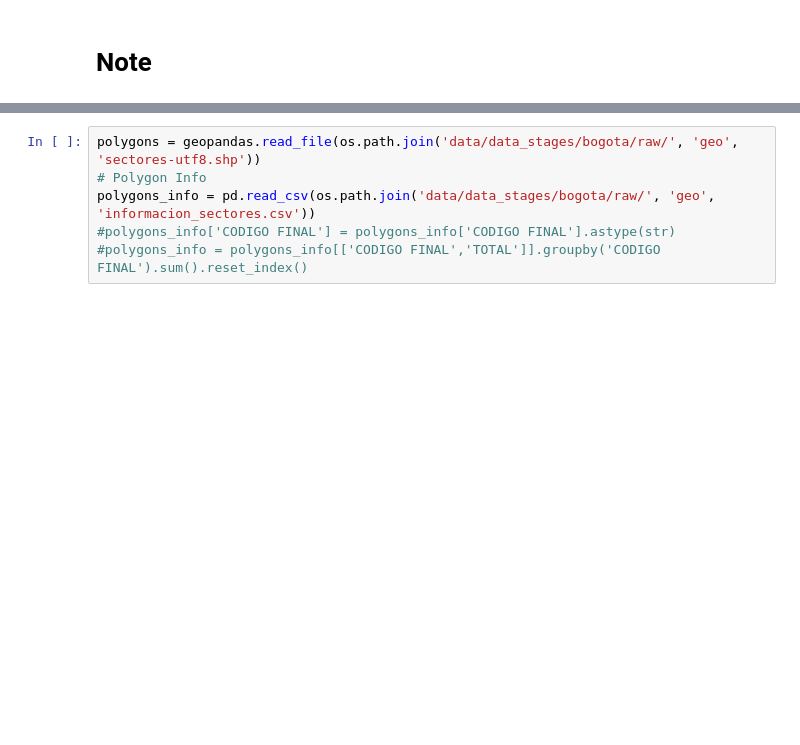
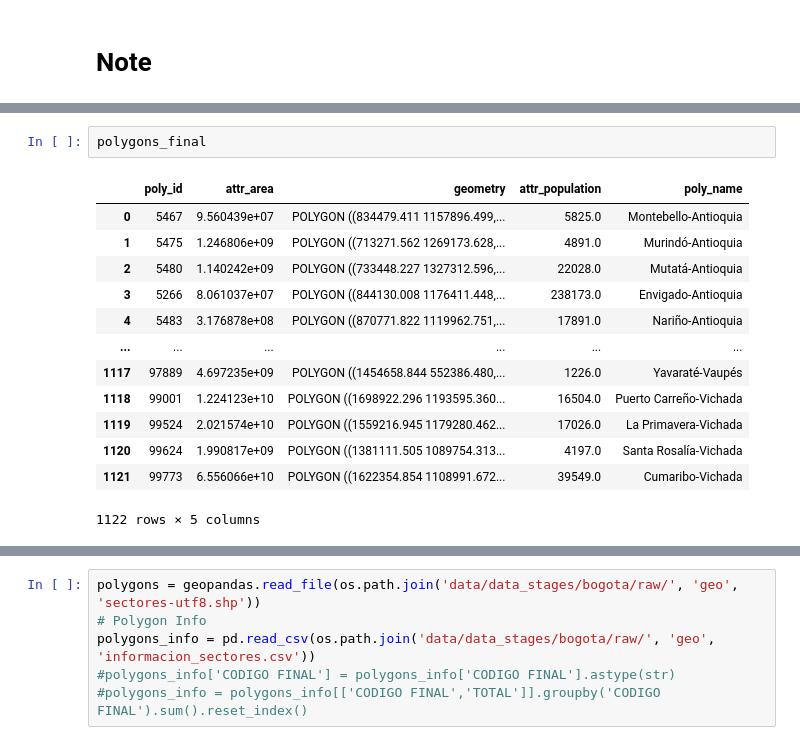
Before and after one commit to Data-Lama/covid_geoinsights_pipeline, a Jupyter notebook: notes/Notes.ipynb, the cells around one changed output, grey strips where cells are left out. Cells and saved outputs as stored; diff of their text form; blank space fills up the shorter version.

```diff
--- a/notes/Notes.ipynb
+++ b/notes/Notes.ipynb
@@ -62,0 +61,16 @@ km_constant = 110.567
+# %%
+polygons_final
+# %% [output]
+|  | poly_id | attr_area | geometry | attr_population | poly_name |
+| 0 | 5467 | 9.560439e+07 | POLYGON ((834479.411 1157896.499,... | 5825.0 | Montebello-Antioquia |
+| 1 | 5475 | 1.246806e+09 | POLYGON ((713271.562 1269173.628,... | 4891.0 | Murindó-Antioquia |
+| 2 | 5480 | 1.140242e+09 | POLYGON ((733448.227 1327312.596,... | 22028.0 | Mutatá-Antioquia |
+| 3 | 5266 | 8.061037e+07 | POLYGON ((844130.008 1176411.448,... | 238173.0 | Envigado-Antioquia |
+| 4 | 5483 | 3.176878e+08 | POLYGON ((870771.822 1119962.751,... | 17891.0 | Nariño-Antioquia |
+| ... | ... | ... | ... | ... | ... |
+| 1117 | 97889 | 4.697235e+09 | POLYGON ((1454658.844 552386.480,... | 1226.0 | Yavaraté-Vaupés |
+| 1118 | 99001 | 1.224123e+10 | POLYGON ((1698922.296 1193595.360... | 16504.0 | Puerto Carreño-Vichada |
+| 1119 | 99524 | 2.021574e+10 | POLYGON ((1559216.945 1179280.462... | 17026.0 | La Primavera-Vichada |
+| 1120 | 99624 | 1.990817e+09 | POLYGON ((1381111.505 1089754.313... | 4197.0 | Santa Rosalía-Vichada |
+| 1121 | 99773 | 6.556066e+10 | POLYGON ((1622354.854 1108991.672... | 39549.0 | Cumaribo-Vichada |
+1122 rows × 5 columns
```
Also changed, not shown: parts of 11 cells of this notebook, 3 other files.
